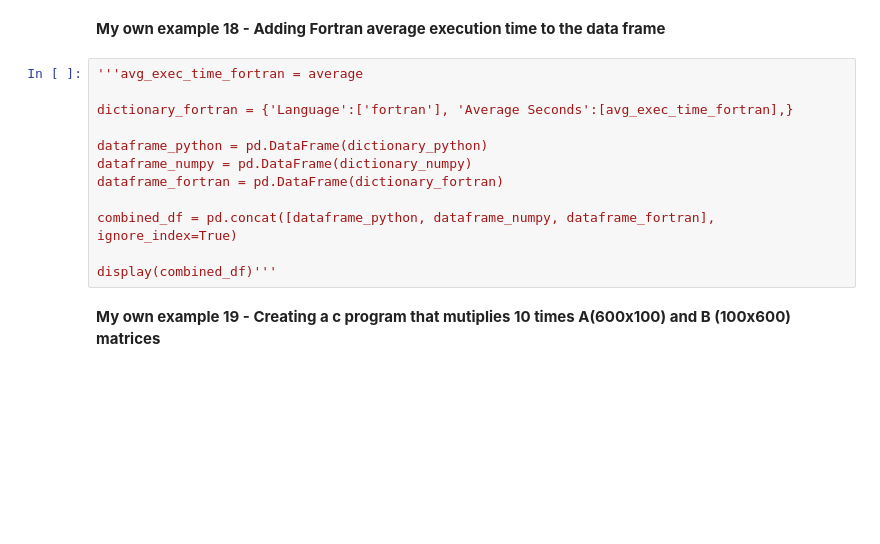
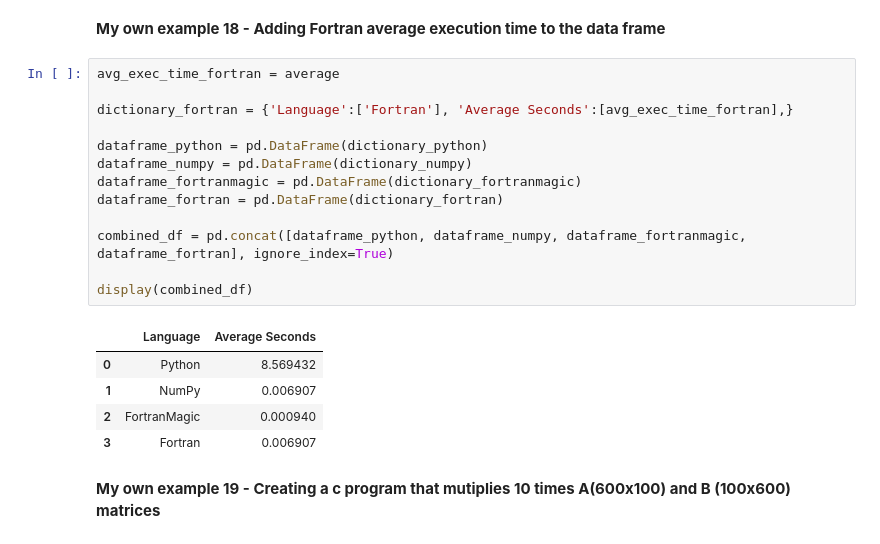
Before and after one commit to CarlCarlsonM/MetNumUN2024I, a Jupyter notebook: Lab2/camurcioa_Lab2.ipynb, the cells around one changed output. Saved outputs shown, nothing was run; the diff lists cells and outputs as text; blank space fills up the shorter version.

```diff
--- a/Lab2/camurcioa_Lab2.ipynb
+++ b/Lab2/camurcioa_Lab2.ipynb
@@ -781,16 +741,23 @@ gfortran -o guardar_resultados guardar_resultados.f90
 # %% [markdown]
 **My own example 18 - Adding Fortran average execution time to the data frame**
 # %%
-'''avg_exec_time_fortran = average
+avg_exec_time_fortran = average
 
-dictionary_fortran = {'Language':['fortran'], 'Average Seconds':[avg_exec_time_fortran],}
+dictionary_fortran = {'Language':['Fortran'], 'Average Seconds':[avg_exec_time_fortran],}
 
 dataframe_python = pd.DataFrame(dictionary_python)
 dataframe_numpy = pd.DataFrame(dictionary_numpy)
+dataframe_fortranmagic = pd.DataFrame(dictionary_fortranmagic)
 dataframe_fortran = pd.DataFrame(dictionary_fortran)
 
-combined_df = pd.concat([dataframe_python, dataframe_numpy, dataframe_fortran], ignore_index=True)
+combined_df = pd.concat([dataframe_python, dataframe_numpy, dataframe_fortranmagic, dataframe_fortran], ignore_index=True)
 
-display(combined_df)'''
+display(combined_df)
+# %% [output]
+|  | Language | Average Seconds |
+| 0 | Python | 8.569432 |
+| 1 | NumPy | 0.006907 |
+| 2 | FortranMagic | 0.000940 |
+| 3 | Fortran | 0.006907 |
 # %% [markdown]
 **My own example 19 - Creating a c program that mutiplies 10 times A(600x100) and  B (100x600) matrices**
```
Also changed, not shown: parts of 50 cells of this notebook.
